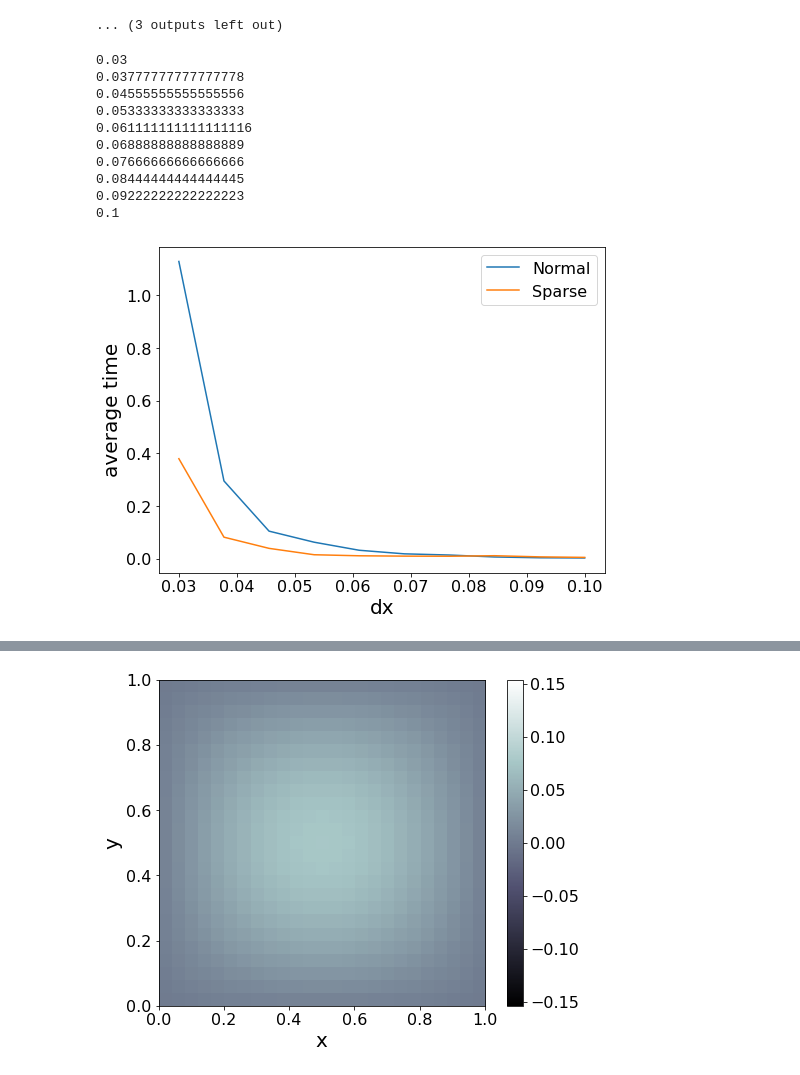
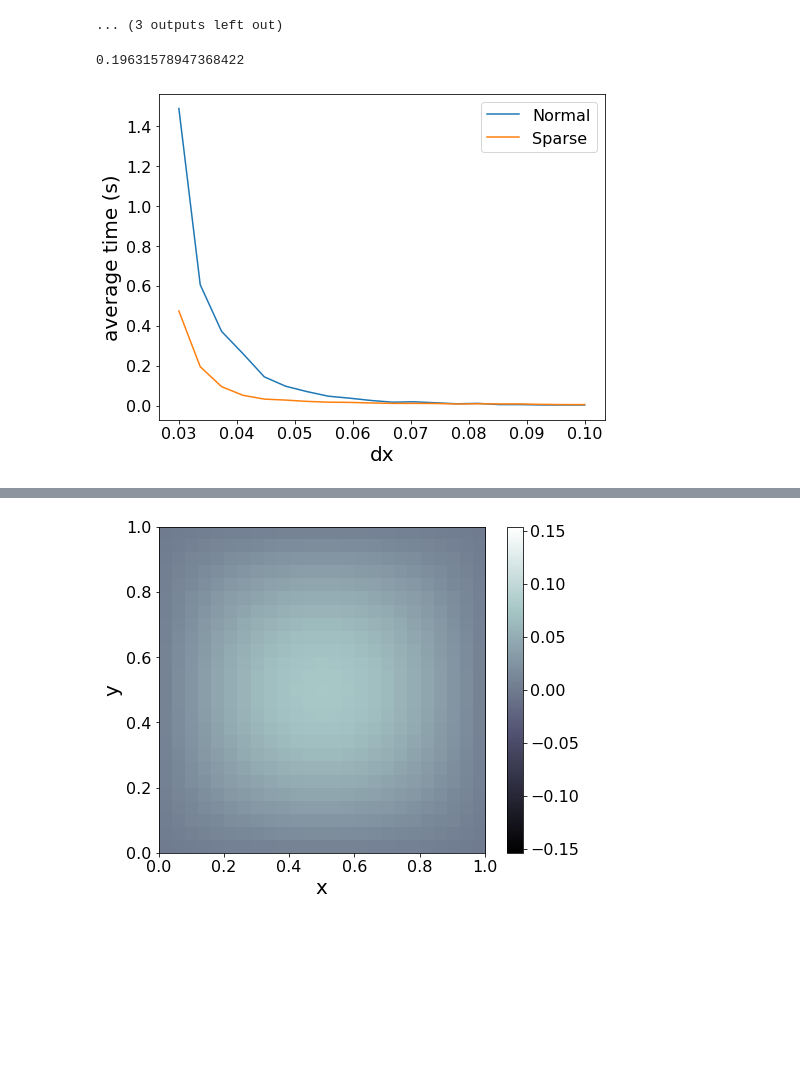
Before and after one commit to Nickvs99/ScientificComputing, a Jupyter notebook: Set 3/set3.ipynb, the cells around one changed output, grey strips where cells are left out. Cells and saved outputs as stored; diff of their text form; code cells hidden in the pictures; blank space fills up the shorter version.

```diff
--- a/Set 3/set3.ipynb
+++ b/Set 3/set3.ipynb
@@ -45,40 +45,31 @@ WaveEquation(dx=0.02, L_x = 1, L_y = 1, circle=True, sparse=True).show_eigenvect
 # %%
 standard_avgs = []
 sparse_avgs = []
-dx_values = np.linspace(0.03, 0.1, 10)
-N = 10
+dx_values = np.linspace(0.03, 0.1, 20)
+N = 50
 
 for dx in dx_values:
-    print(dx)
+    print(dx, end='\r')
     standard = []
     sparse = []
 
     for _ in range(N):
         standard.append(WaveEquation(dx=dx, L_x = 1, L_y = 1, circle=False, sparse=False).eigenvalues(10)[2])
         sparse.append(WaveEquation(dx=dx, L_x = 1, L_y = 1, circle=False, sparse=True).eigenvalues(10)[2])
 
-    standard_avgs.append(np.mean(standard))
-    sparse_avgs.append(np.mean(sparse))
+    standard_avgs.append(np.median(standard))
+    sparse_avgs.append(np.median(sparse))
 
 # plt.yscale('log')
 plt.plot(dx_values, standard_avgs, label="Normal")
 plt.plot(dx_values, sparse_avgs, label="Sparse")
 plt.legend()
-plt.ylabel("average time")
+plt.ylabel("average time (s)")
 plt.xlabel("dx")
 plt.show()
 # %% [output]
-0.03
-0.03777777777777778
-0.04555555555555556
-0.05333333333333333
-0.061111111111111116
-0.06888888888888889
-0.07666666666666666
-0.08444444444444445
-0.09222222222222223
-0.1
+0.19631578947368422
-[figure, old version]
+[figure, new version]
 # %%
 def spectrum_per_L(L_x, L_y, circle):
     L_values = []
```
Also changed, not shown: parts of 1 cell of this notebook, 5 other files.
